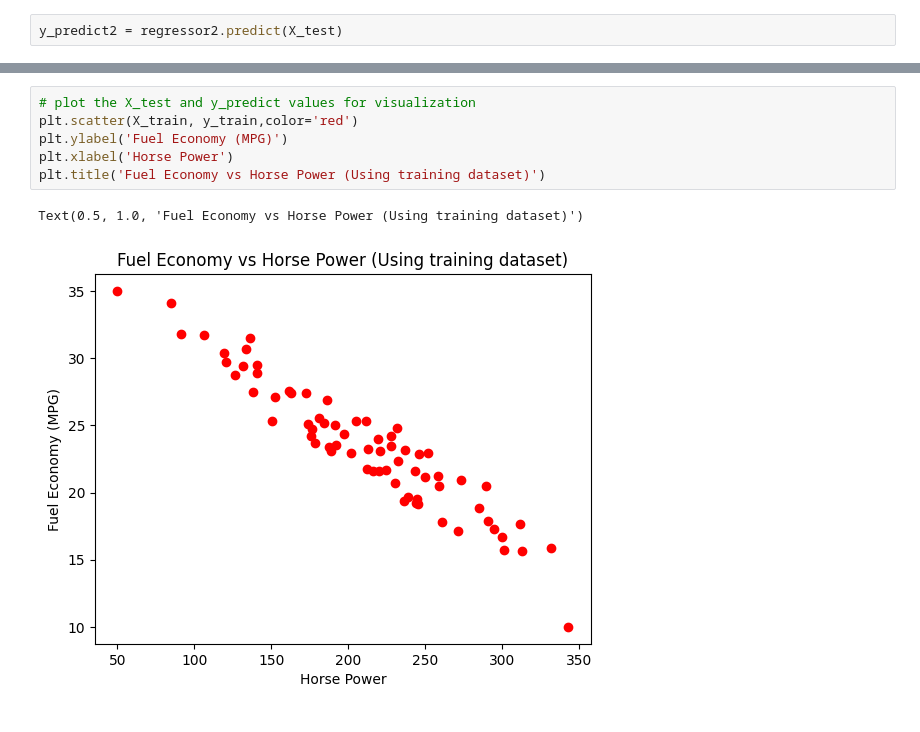
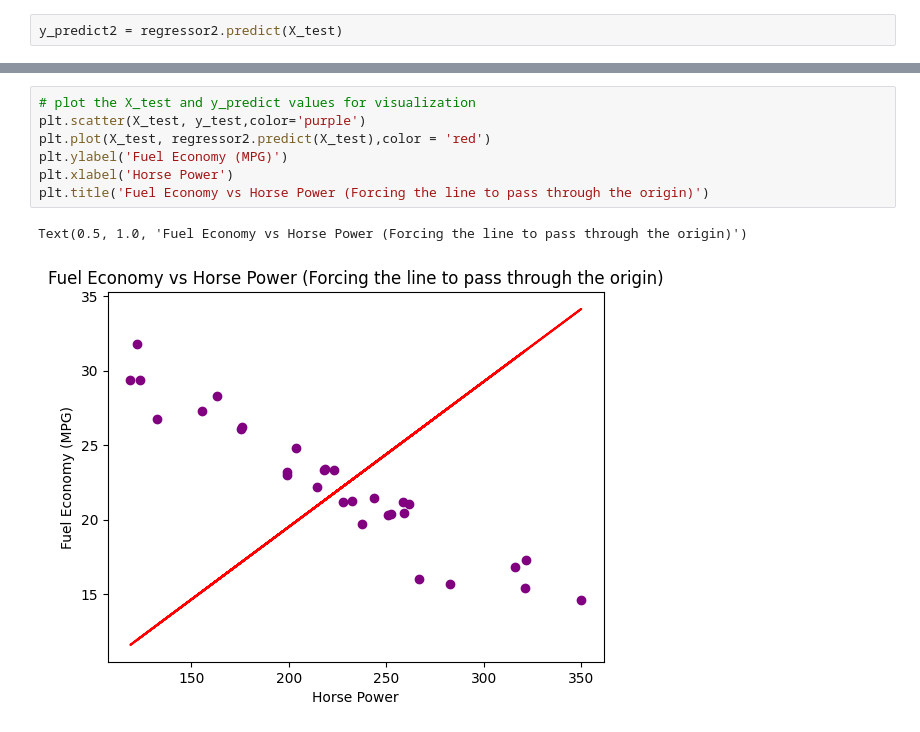
Before and after one commit to mk346/MachineLearning, a Jupyter notebook: case2.ipynb, the cells around one changed output, grey strips where cells are left out. Saved outputs shown, nothing was run; the diff lists cells and outputs as text.

```diff
--- a/case2.ipynb
+++ b/case2.ipynb
@@ -261,9 +262,10 @@ Text(0.5, 1.0, 'Fuel Economy vs Horse Power (Using test data vs predict dataset)
 # %%
 # plot the X_test and y_predict values for visualization
-plt.scatter(X_train, y_train,color='red')
+plt.scatter(X_test, y_test,color='purple')
+plt.plot(X_test, regressor2.predict(X_test),color = 'red')
 plt.ylabel('Fuel Economy (MPG)')
 plt.xlabel('Horse Power')
-plt.title('Fuel Economy vs Horse Power (Using training dataset)')
+plt.title('Fuel Economy vs Horse Power (Forcing the line to pass through the origin)')
 # %% [output]
-Text(0.5, 1.0, 'Fuel Economy vs Horse Power (Using training dataset)')
+Text(0.5, 1.0, 'Fuel Economy vs Horse Power (Forcing the line to pass through the origin)')
-[figure, old version]
+[figure, new version]
```
Also changed, not shown: parts of 6 cells of this notebook.
